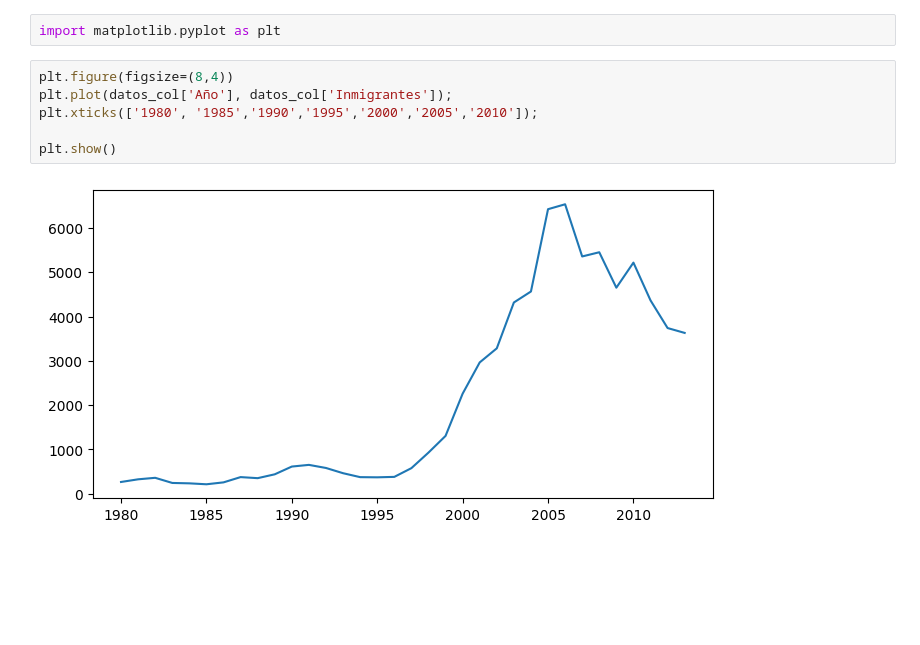
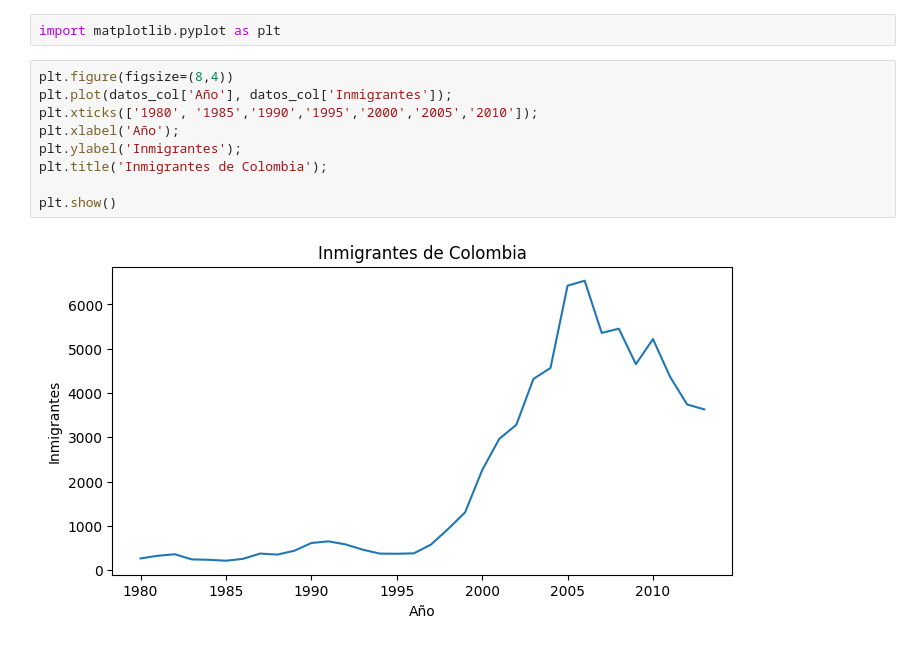
Before and after one commit to duquerson/visualizacion_python, a Jupyter notebook: vizualizacion_python.ipynb, the cells around one changed output. Drawn from its saved outputs; the diff is of its cells as text; blank space fills up the shorter version.

```diff
--- a/vizualizacion_python.ipynb
+++ b/vizualizacion_python.ipynb
@@ -140,8 +140,11 @@ import matplotlib.pyplot as plt
 # %%
 plt.figure(figsize=(8,4))
 plt.plot(datos_col['Año'], datos_col['Inmigrantes']);
 plt.xticks(['1980', '1985','1990','1995','2000','2005','2010']);
+plt.xlabel('Año');
+plt.ylabel('Inmigrantes');
+plt.title('Inmigrantes de Colombia');
 
 plt.show()
 # %% [output]
-[figure, old version]
+[figure, new version]
```
